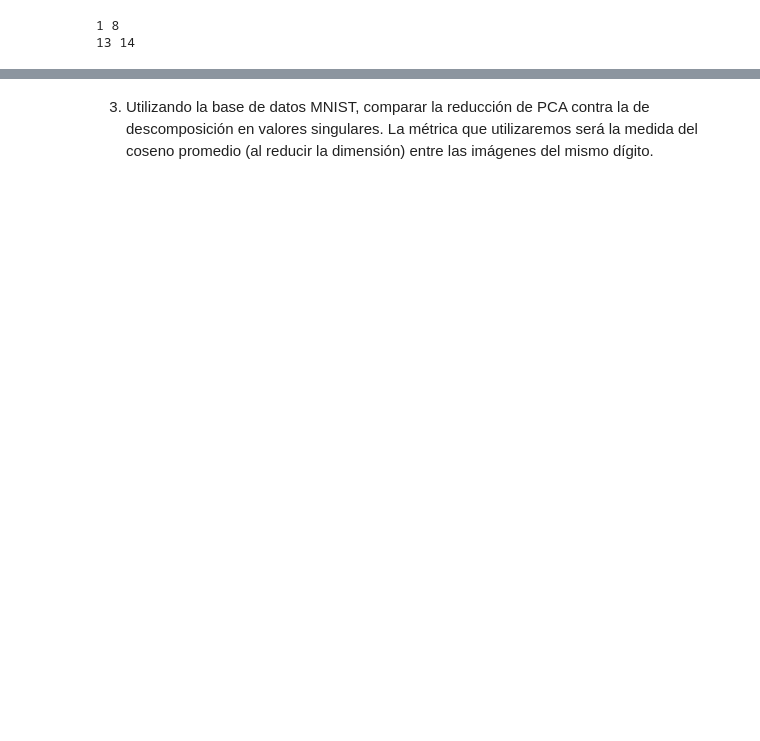
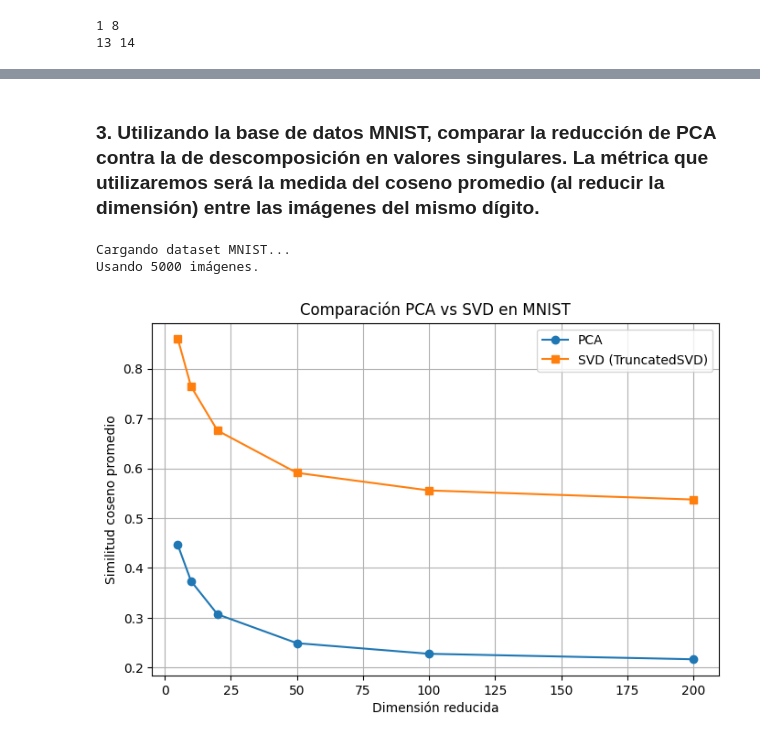
Before and after one commit to emm-gl/WA2501_Machine_Learning_AI, a Jupyter notebook: MA2502_MatemáticasParaLaCienciaDeDatos/Examen_parcial_02_AlgebraLineal.ipynb, the cells around one changed output, grey strips where cells are left out. Drawn from its saved outputs; the diff is of its cells as text; code cells hidden in the pictures; blank space fills up the shorter version.

```diff
--- a/MA2502_MatemáticasParaLaCienciaDeDatos/Examen_parcial_02_AlgebraLineal.ipynb
+++ b/MA2502_MatemáticasParaLaCienciaDeDatos/Examen_parcial_02_AlgebraLineal.ipynb
@@ -64,4 +143,74 @@ de los sistemas de ecuaciones de la primera semana.
 # %% [markdown]
-
-
-3. Utilizando la base de datos MNIST, comparar la reducción de PCA contra la de descomposición en valores singulares. La métrica que utilizaremos será la medida del coseno promedio (al reducir la dimensión) entre las imágenes del mismo dígito.
+### 3. Utilizando la base de datos MNIST, comparar la reducción de PCA contra la de descomposición en valores singulares. La métrica que utilizaremos será la medida del coseno promedio (al reducir la dimensión) entre las imágenes del mismo dígito.
+# %%
+import numpy as np
+from sklearn.decomposition import PCA, TruncatedSVD
+from sklearn.datasets import fetch_openml
+from sklearn.metrics.pairwise import cosine_similarity
+import matplotlib.pyplot as plt
+from tqdm import tqdm
+
+# Descargar dataset MNIST
+
+print("Cargando dataset MNIST...")
+mnist = fetch_openml('mnist_784', version=1, as_frame=False)
+X = mnist.data / 255.0  # normalizamos a [0,1]
+y = mnist.target.astype(int)
+
+# Tomamos una muestra pequeña
+n_samples = 5000
+idx = np.random.choice(len(X), n_samples, replace=False)
+X = X[idx]
+y = y[idx]
+
+print(f"Usando {n_samples} imágenes.")
+# %% [output]
+Cargando dataset MNIST...
+Usando 5000 imágenes.
+# %%
+# Función para medir la similitud coseno promedio
+def mean_cosine_similarity(X_reduced, y):
+    """
+    Calcula la similitud coseno promedio entre imágenes del mismo dígito.
+    """
+    sim_per_digit = []
+    for digit in np.unique(y):
+        mask = y == digit
+        X_digit = X_reduced[mask]
+        # Matriz de similitud coseno
+        sims = cosine_similarity(X_digit)
+        # Promedio de la mitad superior (sin diagonal)
+        mean_sim = np.mean(sims[np.triu_indices_from(sims, k=1)])
+        sim_per_digit.append(mean_sim)
+    return np.mean(sim_per_digit)
+# %%
+# Evaluar diferentes dimensiones reducidas
+
+dims = [5, 10, 20, 50, 100, 200]
+pca_scores = []
+svd_scores = []
+
+for d in tqdm(dims, desc="Reduciendo dimensiones"):
+    # PCA
+    pca = PCA(n_components=d)
+    X_pca = pca.fit_transform(X)
+    pca_scores.append(mean_cosine_similarity(X_pca, y))
+
+    # SVD truncada
+    svd = TruncatedSVD(n_components=d)
+    X_svd = svd.fit_transform(X)
+    svd_scores.append(mean_cosine_similarity(X_svd, y))
+
+
+# Graficar los resultados
+plt.figure(figsize=(8,5))
+plt.plot(dims, pca_scores, 'o-', label='PCA')
+plt.plot(dims, svd_scores, 's-', label='SVD (TruncatedSVD)')
+plt.xlabel('Dimensión reducida')
+plt.ylabel('Similitud coseno promedio')
+plt.title('Comparación PCA vs SVD en MNIST')
+plt.legend()
+plt.grid(True)
+plt.show()
+# %% [output]
+[figure, added]
```
Also changed, not shown: parts of 7 cells of this notebook.
